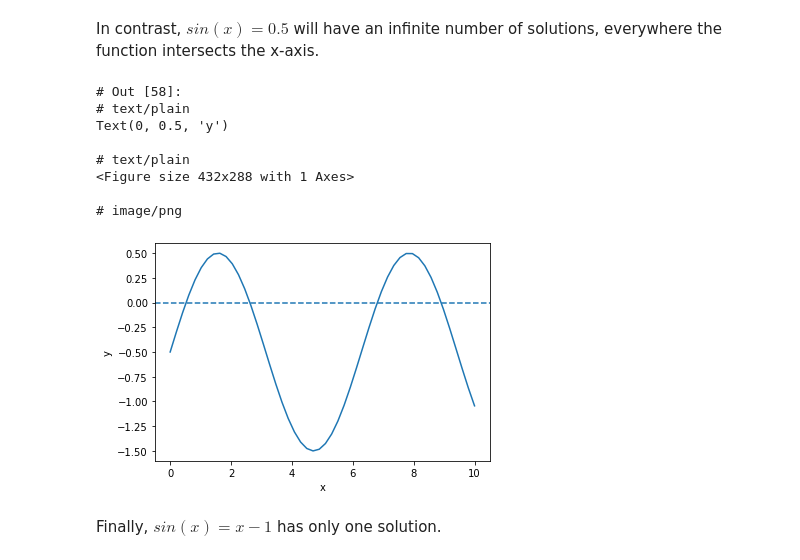
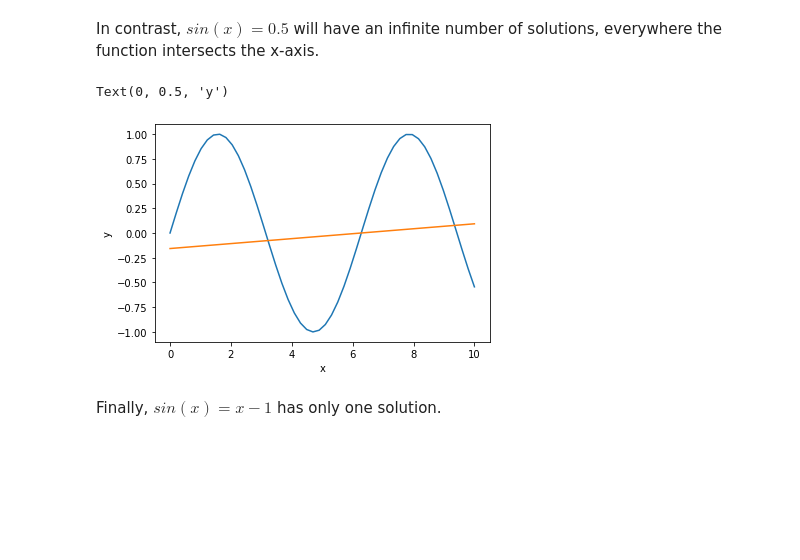
Before and after one commit to jkitchin/f19-06623, a Jupyter notebook: lectures/07-nla-1.ipynb, the cells around one changed output. Cells and saved outputs as stored; diff of their text form; code cells hidden in the pictures; blank space fills up the shorter version.

```diff
--- a/lectures/07-nla-1.ipynb
+++ b/lectures/07-nla-1.ipynb
@@ -40,22 +33,17 @@ Text(0, 0.5, 'y')
 In contrast, $sin(x) = 0.5$ will have an infinite number of solutions, everywhere the function intersects the x-axis.
 # %%
 def f2(x):
-    return np.sin(x) - 0.5
+    return np.sin(x) - (x - 4)
 
-plt.plot(x, f2(x))
-plt.axhline(0, ls='--')
+#plt.plot(x, f2(x))
+plt.plot(x, np.sin(x))
+plt.plot(x, 0.025 * (x - 2 * np.pi))
+#plt.axhline(0, ls='--')
 plt.xlabel('x')
 plt.ylabel('y')
 # %% [output]
-# Out [58]:
-# text/plain
 Text(0, 0.5, 'y')
-
-# text/plain
-<Figure size 432x288 with 1 Axes>
-
-# image/png
-[figure, old version]
+[figure, new version]
 # %% [markdown]
 Finally, $sin(x) = x - 1$ has only one solution.
 # %%
```
Also changed, not shown: parts of 28 cells of this notebook.
